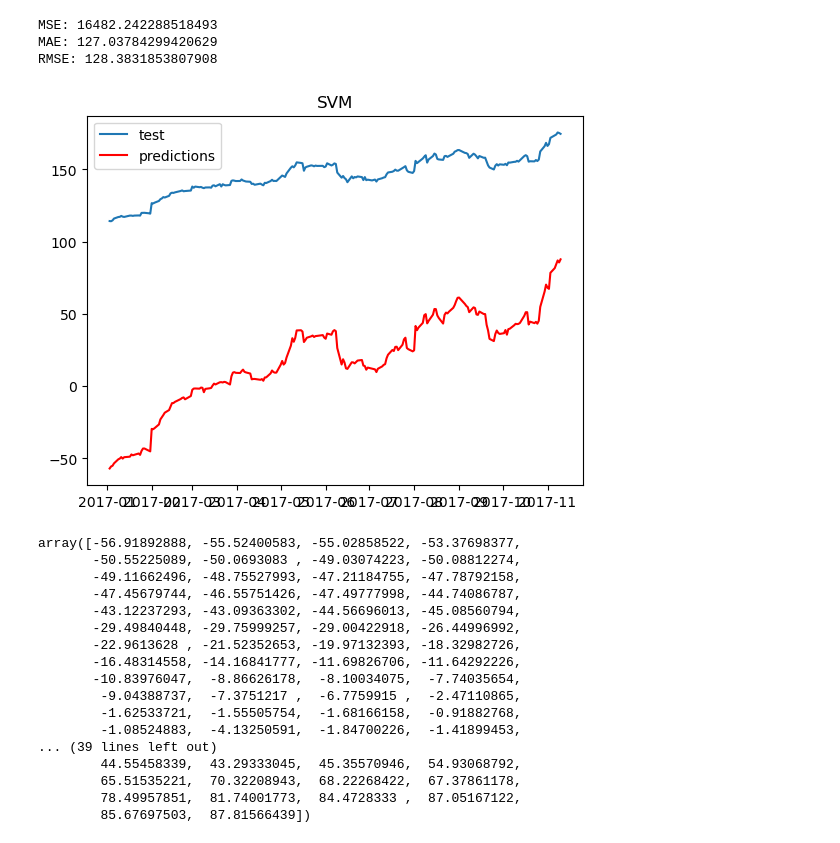
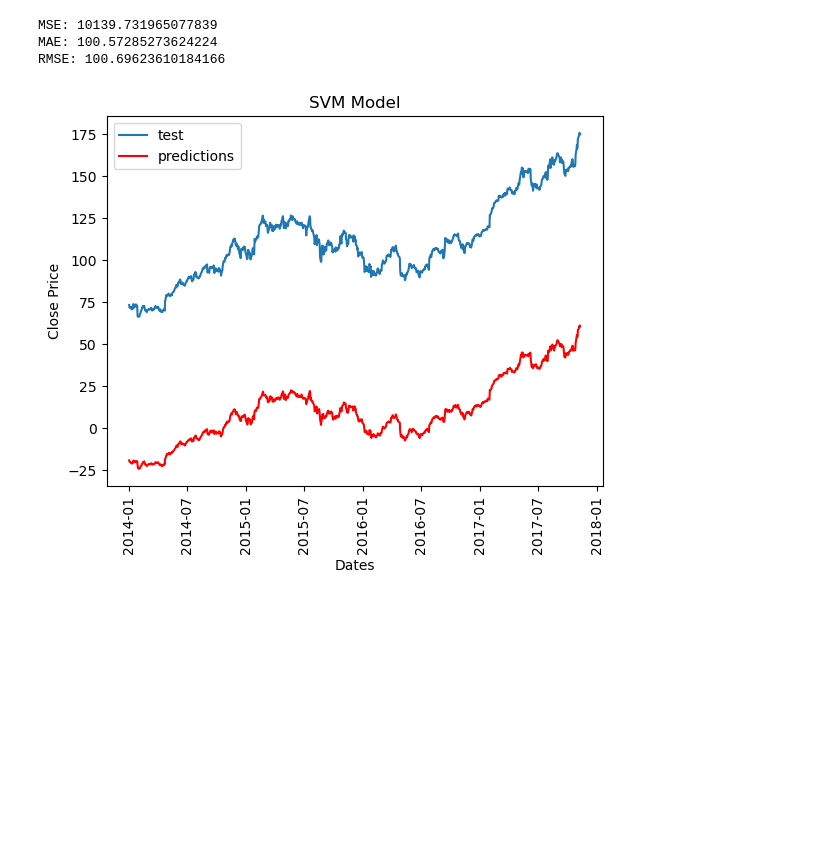
Before and after one commit to OwenKing2/CIS-3715-Final-Project, a Jupyter notebook: Support Vector Machine Model.ipynb, the cells around one changed output. Cells and saved outputs as stored; diff of their text form; code cells hidden in the pictures; blank space fills up the shorter version.

```diff
--- a/Support Vector Machine Model.ipynb
+++ b/Support Vector Machine Model.ipynb
@@ -43,7 +43,7 @@ from sklearn.preprocessing import StandardScaler
 df['Date'] = pd.to_datetime(df['Date'])
 
 
-cutoff_date = pd.to_datetime('2017-01-01')
+cutoff_date = pd.to_datetime('2014-01-01')
 train = df[df['Date'] < cutoff_date]
 test = df[df['Date'] >= cutoff_date]
 
@@ -155,41 +158,26 @@ Best RMSE: 128.3831853807908
 # %%
 # evaluate forecasts
 mae = mean_absolute_error(y_test, grid_predictions)
 mse = mean_squared_error(y_test, grid_predictions)
 rmse = sqrt(mse)
-print(f'MSE: {mse}')
-print(f'MAE: {mae}')
-print(f'RMSE: {rmse}')
+
 # plot forecasts against actual outcomes
 dates = df[df['Date'] >= cutoff_date]['Date']
 pyplot.plot(dates, y_test, label='test')
 pyplot.plot(dates, grid_predictions, color='red', label = 'predictions')
 pyplot.legend(loc="upper left")
-pyplot.title("SVM")
-# plt.xlabel("")
-# plt.ylabel("")
+pyplot.setp(pyplot.gca().xaxis.get_majorticklabels(),
+         'rotation', 90)
+pyplot.xlabel("Dates")
+pyplot.ylabel("Close Price")
+pyplot.title("SVM Model")
 
 pyplot.show()
-display(grid_predictions)
+print(f'MSE: {mse}')
+print(f'MAE: {mae}')
+print(f'RMSE: {rmse}')
 # %% [output]
-MSE: 16482.242288518493
-MAE: 127.03784299420629
-RMSE: 128.3831853807908
+MSE: 10139.731965077839
+MAE: 100.57285273624224
+RMSE: 100.69623610184166
-[figure, old version]
+[figure, new version]
-array([-56.91892888, -55.52400583, -55.02858522, -53.37698377,
-       -50.55225089, -50.0693083 , -49.03074223, -50.08812274,
-       -49.11662496, -48.75527993, -47.21184755, -47.78792158,
-       -47.45679744, -46.55751426, -47.49777998, -44.74086787,
-       -43.12237293, -43.09363302, -44.56696013, -45.08560794,
-       -29.49840448, -29.75999257, -29.00422918, -26.44996992,
-       -22.9613628 , -21.52352653, -19.97132393, -18.32982726,
-       -16.48314558, -14.16841777, -11.69826706, -11.64292226,
-       -10.83976047,  -8.86626178,  -8.10034075,  -7.74035654,
-        -9.04388737,  -7.3751217 ,  -6.7759915 ,  -2.47110865,
-        -1.62533721,  -1.55505754,  -1.68166158,  -0.91882768,
-        -1.08524883,  -4.13250591,  -1.84700226,  -1.41899453,
-... (39 lines left out)
-        44.55458339,  43.29333045,  45.35570946,  54.93068792,
-        65.51535221,  70.32208943,  68.22268422,  67.37861178,
-        78.49957851,  81.74001773,  84.4728333 ,  87.05167122,
-        85.67697503,  87.81566439])
```
Also changed, not shown: parts of 3 cells of this notebook, 2 other files.
